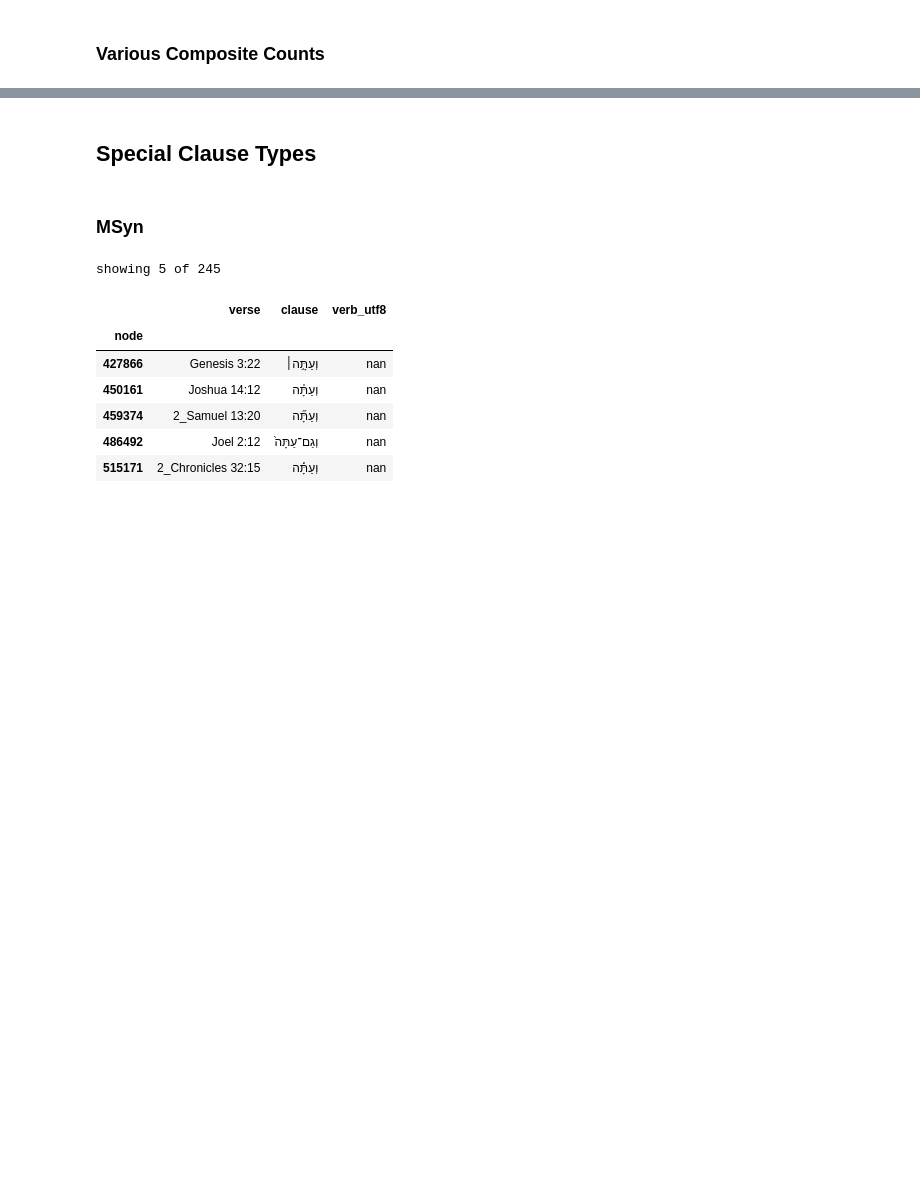
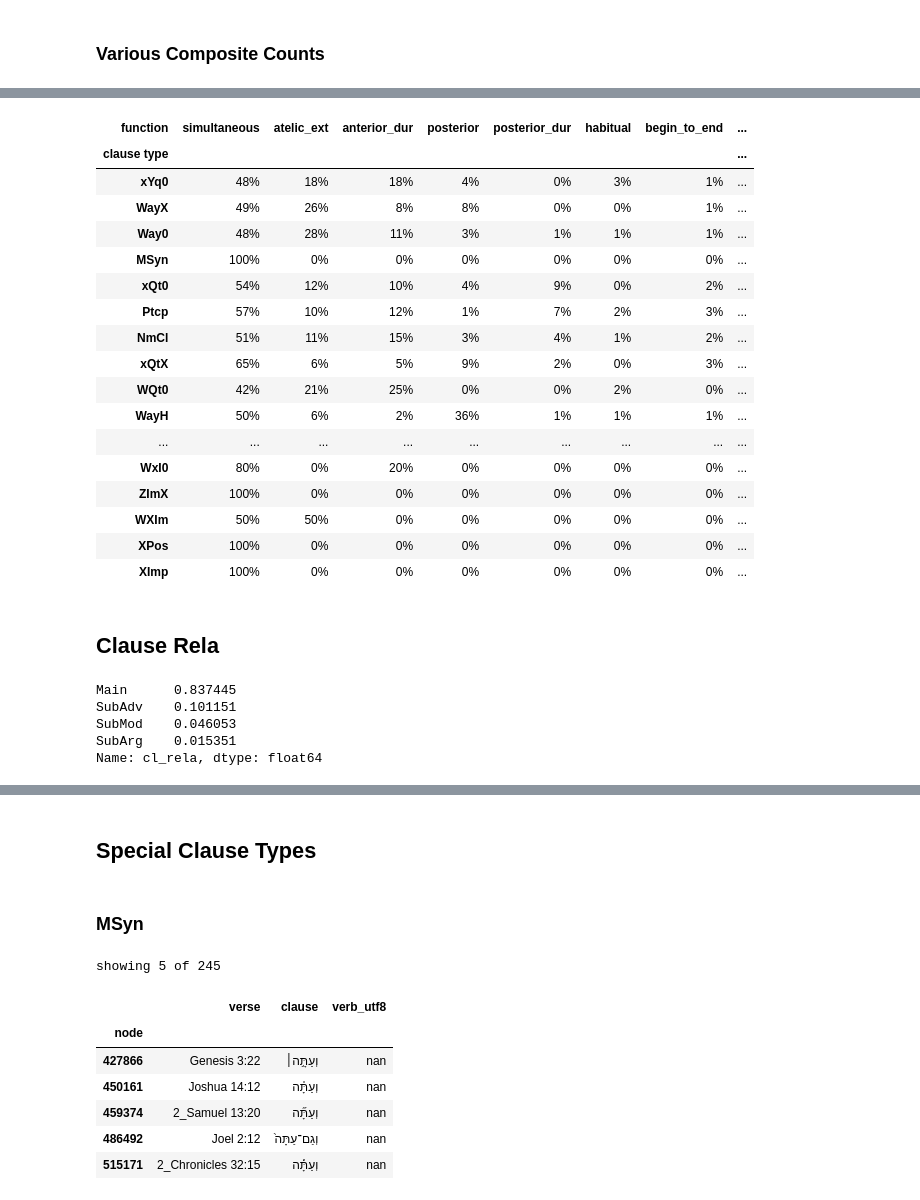
Before and after one commit to CambridgeSemiticsLab/BH_time_collocations, a Jupyter notebook: workflow/notebooks/analysis/1_clause_minortypes.ipynb, the cells around one changed output, grey strips where cells are left out. Saved outputs shown, nothing was run; the diff lists cells and outputs as text; code cells hidden in the pictures; blank space fills up the shorter version.

```diff
--- a/workflow/notebooks/analysis/1_clause_minortypes.ipynb
+++ b/workflow/notebooks/analysis/1_clause_minortypes.ipynb
@@ -191,0 +147,42 @@ typgendom_dp = sig.apply_deltaP(typgendom_ct, 0, 1)
+# %%
+top = 7
+out.table(
+    (typfun_pr.iloc[:, :top+1].rename_axis(index='clause type')*100)\
+        .round().astype(int).astype(str) + '%'
+    ,
+    'type_function_pr',
+    caption=f'Function Percentages of Clause Type (Top {top} Time Functions)',
+    adjustbox=True,
+)
+# %% [output]
+| function | simultaneous | atelic_ext | anterior_dur | posterior | posterior_dur | habitual | begin_to_end | ... |
+| clause type |  |  |  |  |  |  |  | ... |
+| xYq0 | 48% | 18% | 18% | 4% | 0% | 3% | 1% | ... |
+| WayX | 49% | 26% | 8% | 8% | 0% | 0% | 1% | ... |
+| Way0 | 48% | 28% | 11% | 3% | 1% | 1% | 1% | ... |
+| MSyn | 100% | 0% | 0% | 0% | 0% | 0% | 0% | ... |
+| xQt0 | 54% | 12% | 10% | 4% | 9% | 0% | 2% | ... |
+| Ptcp | 57% | 10% | 12% | 1% | 7% | 2% | 3% | ... |
+| NmCl | 51% | 11% | 15% | 3% | 4% | 1% | 2% | ... |
+| xQtX | 65% | 6% | 5% | 9% | 2% | 0% | 3% | ... |
+| WQt0 | 42% | 21% | 25% | 0% | 0% | 2% | 0% | ... |
+| WayH | 50% | 6% | 2% | 36% | 1% | 1% | 1% | ... |
+| ... | ... | ... | ... | ... | ... | ... | ... | ... |
+| WxI0 | 80% | 0% | 20% | 0% | 0% | 0% | 0% | ... |
+| ZImX | 100% | 0% | 0% | 0% | 0% | 0% | 0% | ... |
+| WXIm | 50% | 50% | 0% | 0% | 0% | 0% | 0% | ... |
+| XPos | 100% | 0% | 0% | 0% | 0% | 0% | 0% | ... |
+| XImp | 100% | 0% | 0% | 0% | 0% | 0% | 0% | ... |
+# %% [markdown]
+## Clause Rela
+# %%
+rel_ct = df.cl_rela.value_counts()
+rel_pr = rel_ct / rel_ct.sum()
+
+rel_pr
+# %% [output]
+Main      0.837445
+SubAdv    0.101151
+SubMod    0.046053
+SubArg    0.015351
+Name: cl_rela, dtype: float64
```
Also changed, not shown: parts of 97 cells of this notebook, 49 other files.
